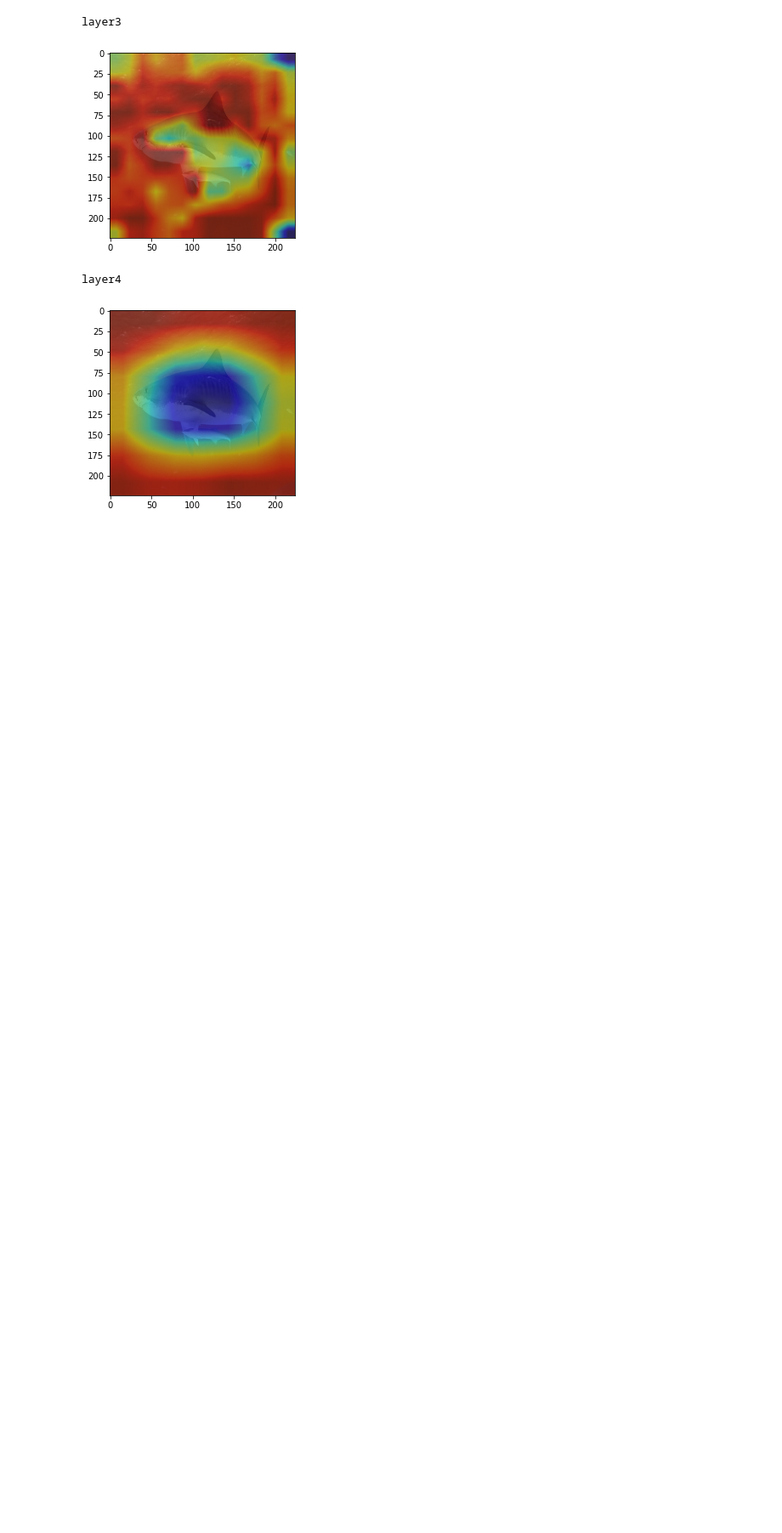
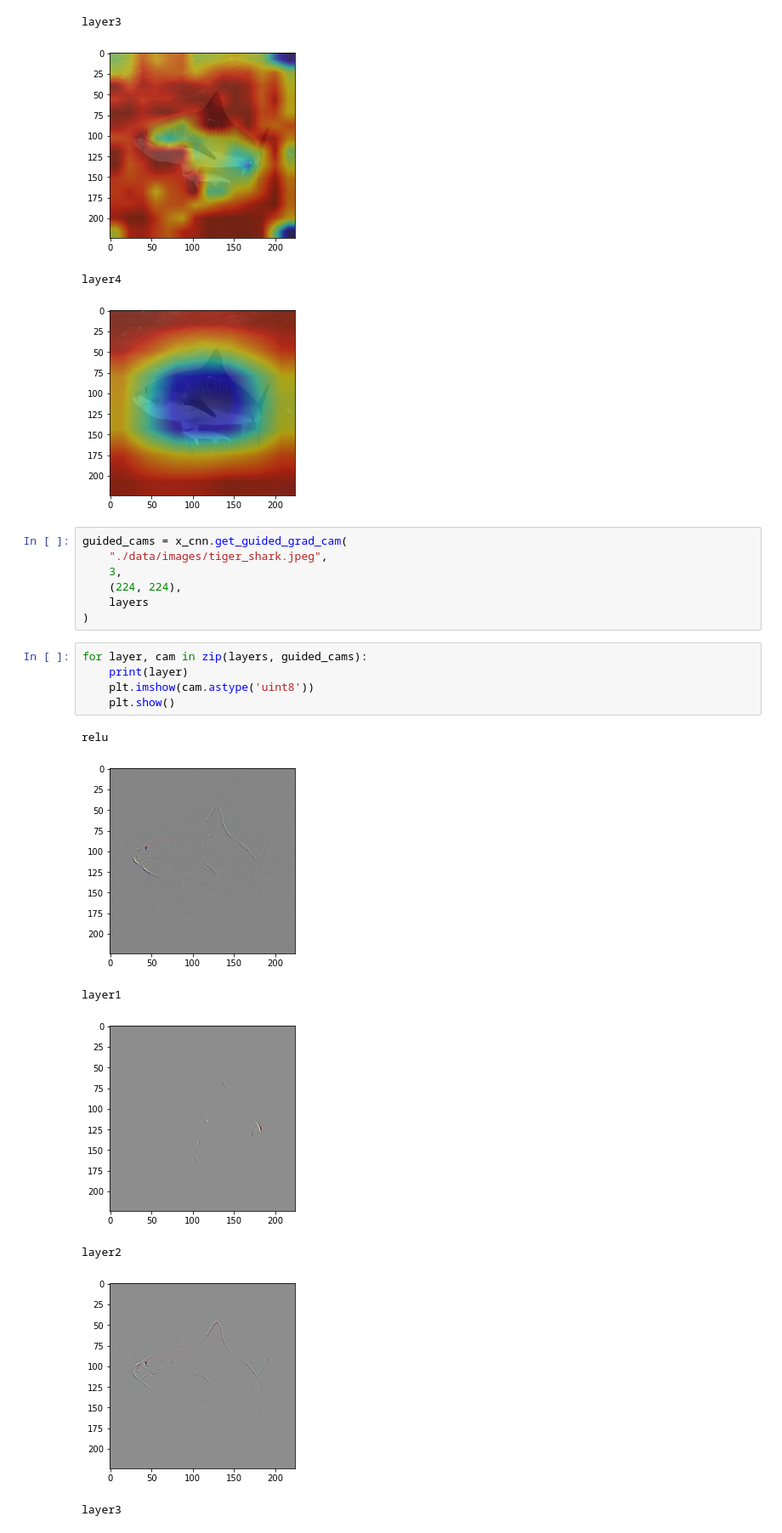
Before and after one commit to ashutosh1919/explainable-cnn, a Jupyter notebook: GradCAM.ipynb, the cells around one changed output. Shown at 85% size. Drawn from its saved outputs; the diff is of its cells as text; blank space fills up the shorter version.

```diff
--- a/GradCAM.ipynb
+++ b/GradCAM.ipynb
@@ -432,3 +425,23 @@ layer3
 [figure]
 layer4
 [figure]
+# %%
+guided_cams = x_cnn.get_guided_grad_cam(
+    "./data/images/tiger_shark.jpeg",
+    3,
+    (224, 224),
+    layers
+)
+# %%
+for layer, cam in zip(layers, guided_cams):
+    print(layer)
+    plt.imshow(cam.astype('uint8'))
+    plt.show()
+# %% [output]
+relu
+[figure, added]
+layer1
+[figure, added]
+layer2
+[figure, added]
+layer3
```
Also changed, not shown: parts of 6 cells of this notebook, 20 other files.
